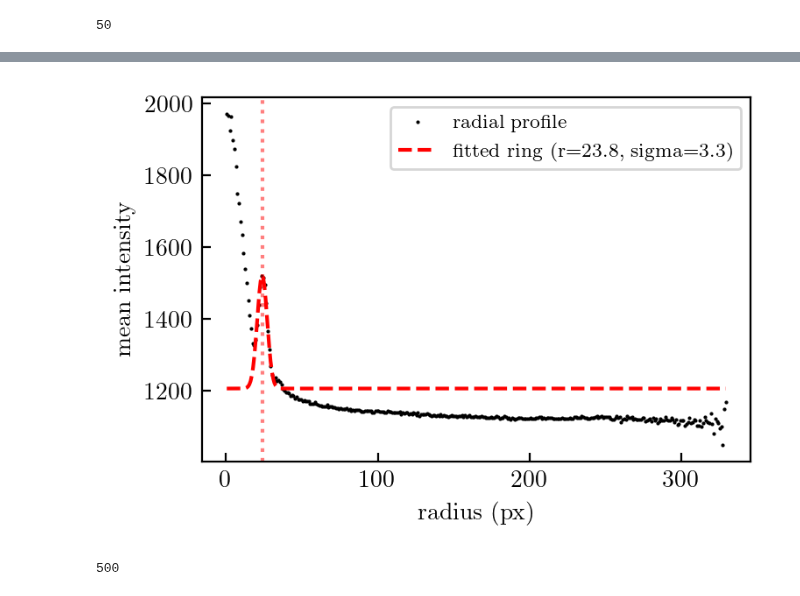
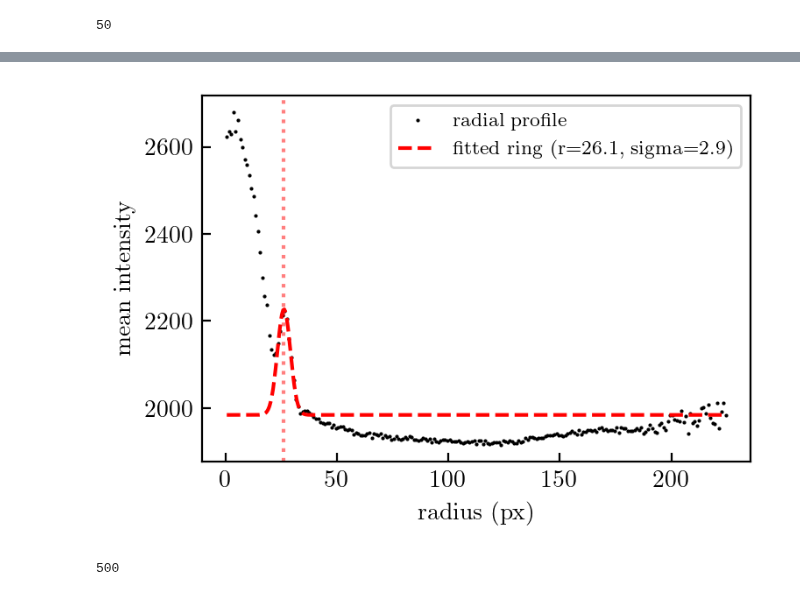
Before and after one commit to nicofares/wraptrack, a Jupyter notebook: wraptrack_coreshell/tracking_dic_v0.ipynb, the cells around one changed output, grey strips where cells are left out. Saved outputs shown, nothing was run; the diff lists cells and outputs as text; code cells hidden in the pictures.

```diff
--- a/wraptrack_coreshell/tracking_dic_v0.ipynb
+++ b/wraptrack_coreshell/tracking_dic_v0.ipynb
@@ -182,10 +182,10 @@ plt.show()
 # Inputs
 # %%
 # Where to find the data
-path2vid = '/home/nfares/postdoc/experiments/data/Rattler/20260908_rattler_diffusing_withPEG_DIC/ole017_fps_50_p6.tif'
+path2vid = '/home/nfares/postdoc/experiments/data/Rattler/20260907_rattler_diffusing_DIC_x100_calib_0p04/tototo007_fps_100_p3.tif'
 
 # Frame rate
-fps = 50
+fps = 79.4
 
 # Pixel size (in m)
 px = 40e-9
@@ -385,17 +389,17 @@ i = 303
 # %%
 from ring_tracking import plot_radial_profile
 
-i = 87
+i = 13
 
 frame = stack[i]
 
-outer_result = locate_ring(frame, min_snr=3, smoothing_sigma=3.)
+outer_result = locate_ring(frame, min_snr=1, smoothing_sigma=1.5)
 
 fig, ax = plt.subplots(1, 1, figsize=(10/2.54, 7/2.54))
 
 r, profile, fig = plot_radial_profile(frame, result=outer_result, save_path='profile.png', fig=fig, ax=ax)
 # %% [output]
-[figure, old version]
+[figure, new version]
 # %%
 start = 0
 stop = 500
```
Also changed, not shown: parts of 21 cells of this notebook, 1 other file.
